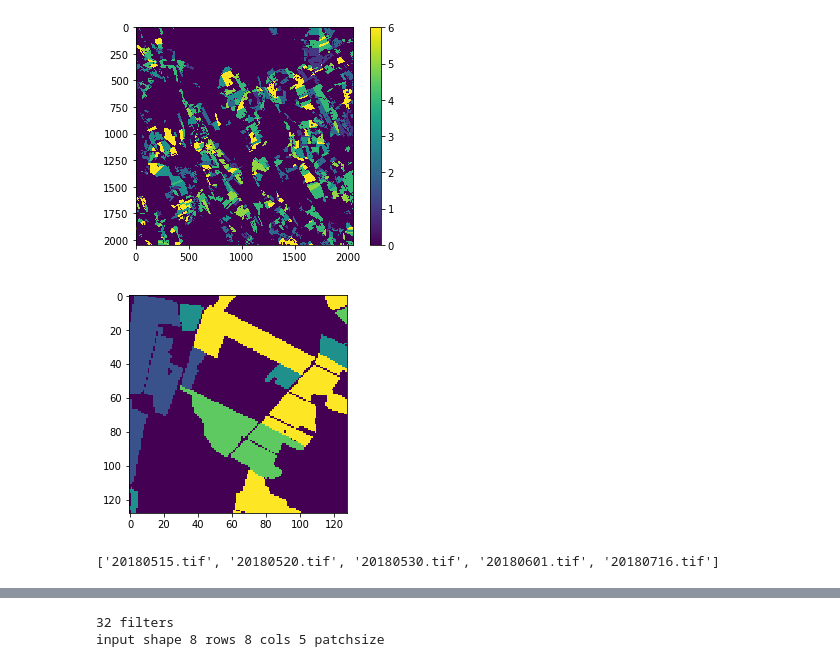
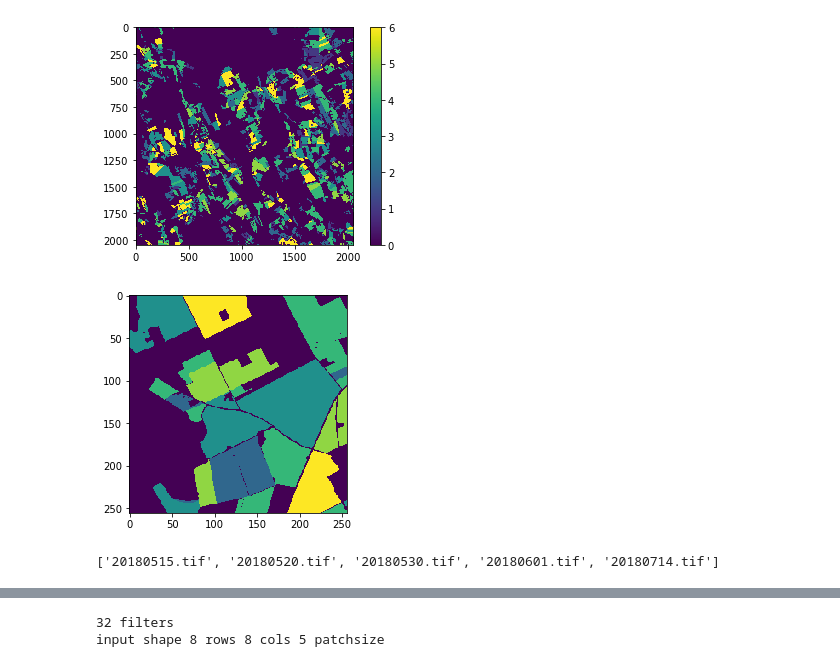
Before and after one commit to AkselAllas/Bachelor_thesis, a Jupyter notebook: 3d-cnn-keras.ipynb, the cells around one changed output, grey strips where cells are left out. Drawn from its saved outputs; the diff is of its cells as text; code cells hidden in the pictures.

```diff
--- a/3d-cnn-keras.ipynb
+++ b/3d-cnn-keras.ipynb
@@ -71,14 +71,14 @@ plt.show()
 [figure]
 # %%
 #f, axarr = plt.subplots(4,4)
-label_tulemus = skimage.util.view_as_windows(labels,(128,128),128)
-for i in range(2,6):
-    for j in range(4):
-        if (i==4 and j==0):
+label_tulemus = skimage.util.view_as_windows(labels,(256,256),256)
+for i in range(8):
+    for j in range(8):
+        if (i==2 and j==3):
             #axarr[i-2][j].imshow(label_tulemus[i][j])
             plt.imshow(label_tulemus[i][j])
 # %% [output]
-[figure, old version]
+[figure, new version]
 # %%
 # image specification
 img_rows,img_cols = 8,8
@@ -221,15 +101,15 @@ for file in listing:
     Temp_array = []
     im = georaster.MultiBandRaster('../../Andmed/tif_data/'+file, bands="all")
     for i in range(nb_bands):
-        tulemus = skimage.util.view_as_windows(im.r[:,:,i],(128,128),128)
+        tulemus = skimage.util.view_as_windows(im.r[:,:,i],(256,256),256)
         #plt.imshow(tulemus[4][0])
         #plt.imshow(im.r[:, :, i],vmin=np.percentile(im.r[:,:,i],0.1),vmax=np.percentile(im.r[:,:,i],99.5))
-        padded_overpad = skimage.util.pad(tulemus[4][0],4,'reflect')
+        padded_overpad = skimage.util.pad(tulemus[2][3],4,'reflect')
         padded = padded_overpad[:-1,:-1]
         windows = skimage.util.view_as_windows(padded,(8,8)).astype('float32')
         #print(padded.shape)
         #print(windows.shape)
-        reshaped_windows = np.reshape(windows,(128*128,8,8))
+        reshaped_windows = np.reshape(windows,(256*256,8,8))
         #print(reshaped_windows.shape)
         #plt.imshow(windows[8,8,2:4,2:4],cmap="flag")
         X_tr[:,i,:,:,j] = reshaped_windows
@@ -240,7 +120,7 @@ for file in listing:
         #axarr[0][1].imshow(tulemus[4][0][0:8,0:8])
     j+=1
 # %% [output]
-['20180515.tif', '20180520.tif', '20180530.tif', '20180601.tif', '20180716.tif']
+['20180515.tif', '20180520.tif', '20180530.tif', '20180601.tif', '20180714.tif']
 # %%
 print(X_tr.shape)
 print(X_tr[8*128+8][0][2:4,2:4,0])
```
Also changed, not shown: parts of 23 cells of this notebook.
